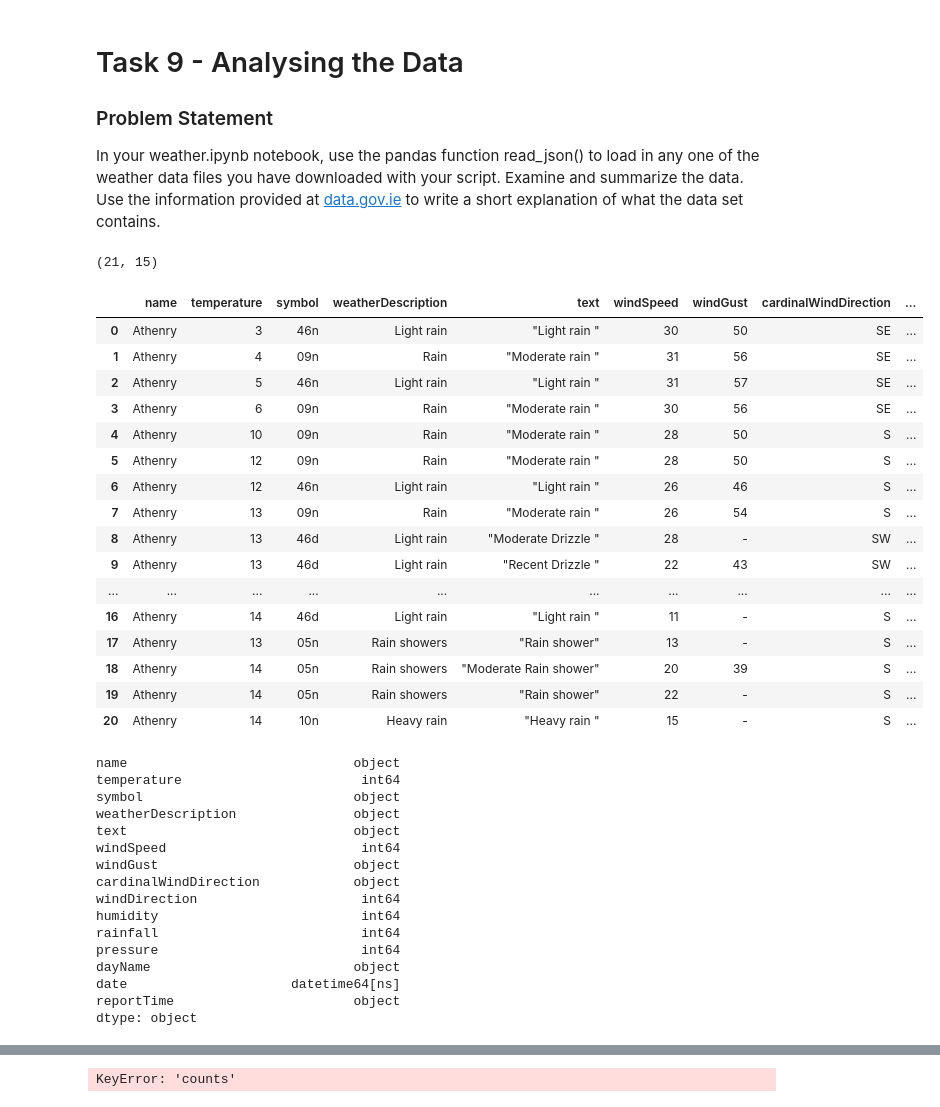
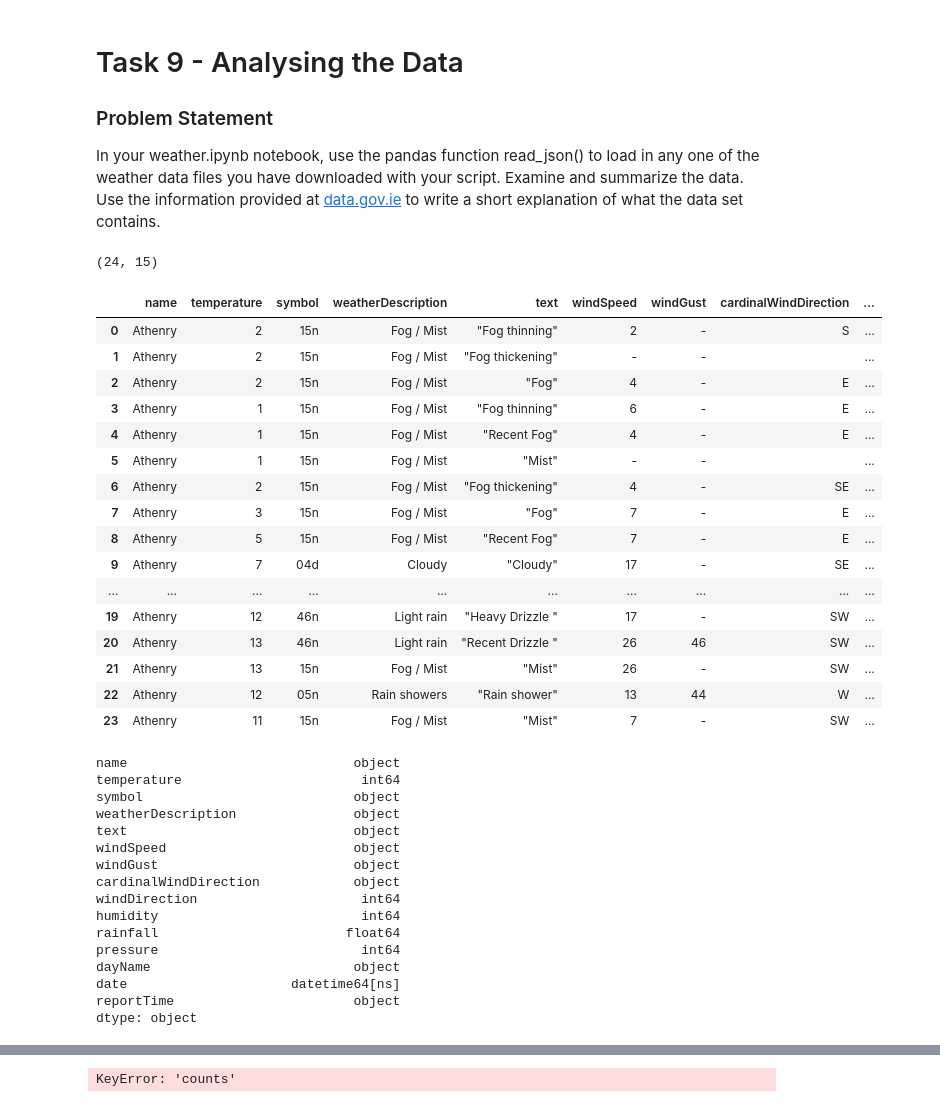
Before and after one commit to dvdgeroconnell/computer_infrastructure, a Jupyter notebook: weather.ipynb, the cells around one changed output, grey strips where cells are left out. Saved outputs shown, nothing was run; the diff lists cells and outputs as text; code cells hidden in the pictures.

Commit message:
Update weather notebook and README

```diff
--- a/weather.ipynb
+++ b/weather.ipynb
@@ -155,31 +155,31 @@ import pandas as pd
 import matplotlib.pyplot as plt
 # %%
 # Read the data and show the first few rows
-station_data = pd.read_json('data/weather/20241123_202425_Athenry.json')
+station_data = pd.read_json('data/weather/20241204_231928_athenry.json')
 station_data.shape
 # %% [output]
-(21, 15)
+(24, 15)
 # %%
 # Display the first few fields.
-station_data.head(23)
+station_data.head(24)
 # %% [output]
 |  | name | temperature | symbol | weatherDescription | text | windSpeed | windGust | cardinalWindDirection | ... |
-| 0 | Athenry | 3 | 46n | Light rain | "Light rain " | 30 | 50 | SE | ... |
-| 1 | Athenry | 4 | 09n | Rain | "Moderate rain " | 31 | 56 | SE | ... |
-| 2 | Athenry | 5 | 46n | Light rain | "Light rain " | 31 | 57 | SE | ... |
-| 3 | Athenry | 6 | 09n | Rain | "Moderate rain " | 30 | 56 | SE | ... |
-| 4 | Athenry | 10 | 09n | Rain | "Moderate rain " | 28 | 50 | S | ... |
-| 5 | Athenry | 12 | 09n | Rain | "Moderate rain " | 28 | 50 | S | ... |
-| 6 | Athenry | 12 | 46n | Light rain | "Light rain " | 26 | 46 | S | ... |
-| 7 | Athenry | 13 | 09n | Rain | "Moderate rain " | 26 | 54 | S | ... |
-| 8 | Athenry | 13 | 46d | Light rain | "Moderate Drizzle " | 28 | - | SW | ... |
-| 9 | Athenry | 13 | 46d | Light rain | "Recent Drizzle " | 22 | 43 | SW | ... |
+| 0 | Athenry | 2 | 15n | Fog / Mist | "Fog thinning" | 2 | - | S | ... |
+| 1 | Athenry | 2 | 15n | Fog / Mist | "Fog thickening" | - | - |  | ... |
+| 2 | Athenry | 2 | 15n | Fog / Mist | "Fog" | 4 | - | E | ... |
+| 3 | Athenry | 1 | 15n | Fog / Mist | "Fog thinning" | 6 | - | E | ... |
+| 4 | Athenry | 1 | 15n | Fog / Mist | "Recent Fog" | 4 | - | E | ... |
+| 5 | Athenry | 1 | 15n | Fog / Mist | "Mist" | - | - |  | ... |
+| 6 | Athenry | 2 | 15n | Fog / Mist | "Fog thickening" | 4 | - | SE | ... |
+| 7 | Athenry | 3 | 15n | Fog / Mist | "Fog" | 7 | - | E | ... |
+| 8 | Athenry | 5 | 15n | Fog / Mist | "Recent Fog" | 7 | - | E | ... |
+| 9 | Athenry | 7 | 04d | Cloudy | "Cloudy" | 17 | - | SE | ... |
 | ... | ... | ... | ... | ... | ... | ... | ... | ... | ... |
-| 16 | Athenry | 14 | 46d | Light rain | "Light rain " | 11 | - | S | ... |
-| 17 | Athenry | 13 | 05n | Rain showers | "Rain shower" | 13 | - | S | ... |
-| 18 | Athenry | 14 | 05n | Rain showers | "Moderate Rain shower" | 20 | 39 | S | ... |
-| 19 | Athenry | 14 | 05n | Rain showers | "Rain shower" | 22 | - | S | ... |
-| 20 | Athenry | 14 | 10n | Heavy rain | "Heavy rain " | 15 | - | S | ... |
+| 19 | Athenry | 12 | 46n | Light rain | "Heavy Drizzle " | 17 | - | SW | ... |
+| 20 | Athenry | 13 | 46n | Light rain | "Recent Drizzle " | 26 | 46 | SW | ... |
+| 21 | Athenry | 13 | 15n | Fog / Mist | "Mist" | 26 | - | SW | ... |
+| 22 | Athenry | 12 | 05n | Rain showers | "Rain shower" | 13 | 44 | W | ... |
+| 23 | Athenry | 11 | 15n | Fog / Mist | "Mist" | 7 | - | SW | ... |
 # %%
 # Check the data types
 station_data.dtypes
@@ -189,12 +189,12 @@ temperature                       int64
 symbol                           object
 weatherDescription               object
 text                             object
-windSpeed                         int64
+windSpeed                        object
 windGust                         object
 cardinalWindDirection            object
 windDirection                     int64
 humidity                          int64
-rainfall                          int64
+rainfall                        float64
 pressure                          int64
 dayName                          object
 date                     datetime64[ns]
```
Also changed, not shown: parts of 3 cells of this notebook, 7 other files.
